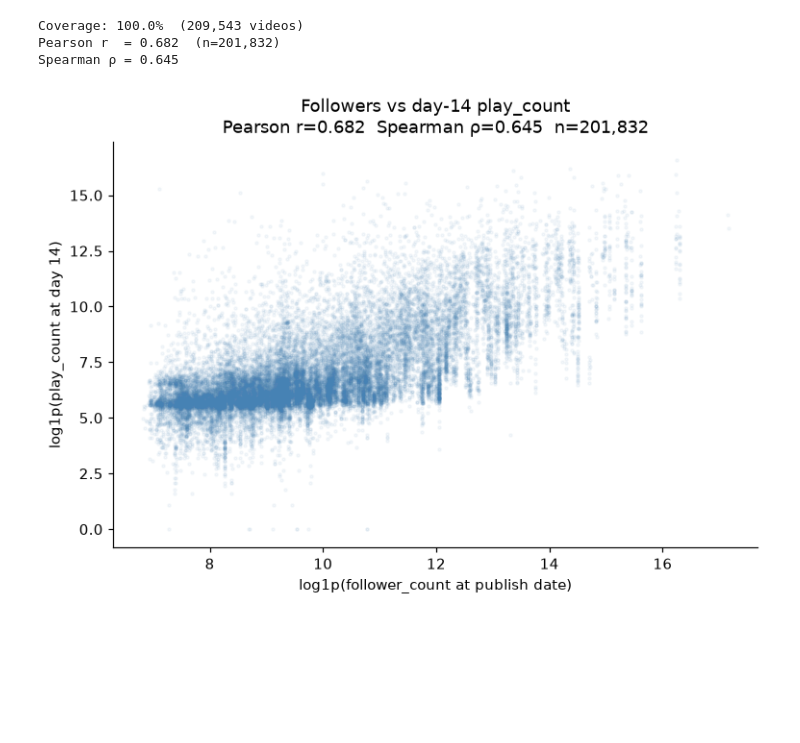
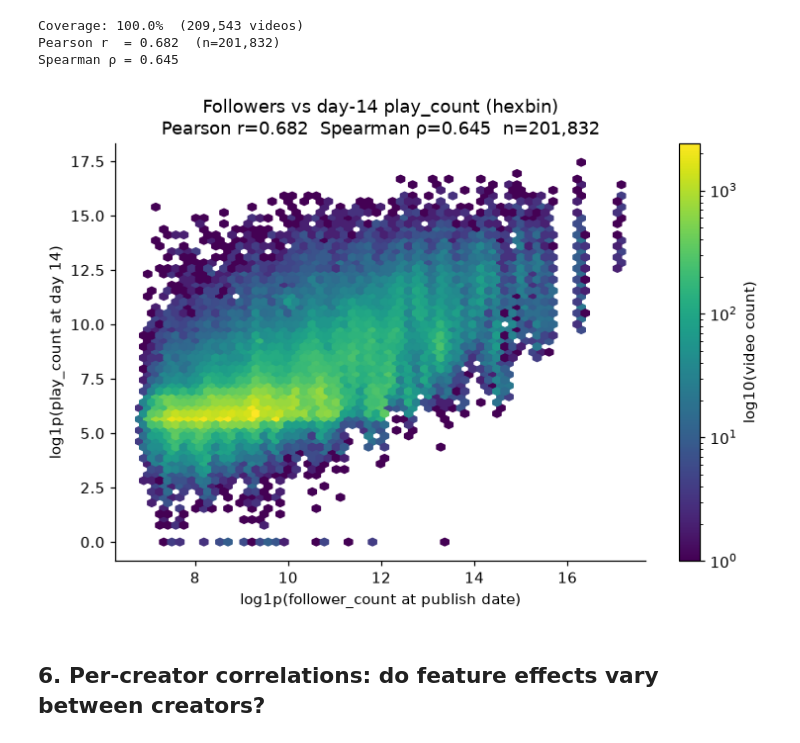
Before and after one commit to Shopska/Personalized_analysis_of_social_media, a Jupyter notebook: notebooks/02-target-selection.ipynb, the cells around one changed output. Cells and saved outputs as stored; diff of their text form; code cells hidden in the pictures; blank space fills up the shorter version.

Commit message:
EDA: merge teammate analysis, target on day 14, remove duplicate plots

```diff
--- a/notebooks/02-target-selection.ipynb
+++ b/notebooks/02-target-selection.ipynb
@@ -345,16 +401,17 @@ Coverage: 100.0%  (209,543 videos)
 Pearson r  = 0.682  (n=201,832)
 Spearman ρ = 0.645
 # %%
-sample = joined.sample(min(30_000, len(joined)), random_state=42)
 fig, ax = plt.subplots(figsize=(7, 5))
-ax.scatter(sample["log_fc"], sample["target"],
-           alpha=0.05, s=4, color="steelblue", rasterized=True)
+hb = ax.hexbin(joined["log_fc"], joined["target"], gridsize=60, bins="log", cmap="viridis")
 ax.set_xlabel("log1p(follower_count at publish date)")
 ax.set_ylabel("log1p(play_count at day 14)")
-ax.set_title(f"Followers vs day-14 play_count\n"
+ax.set_title(f"Followers vs day-14 play_count (hexbin)\n"
              f"Pearson r={pearson:.3f}  Spearman ρ={spearman:.3f}  n={len(joined):,}")
+fig.colorbar(hb, label="log10(video count)")
 fig.tight_layout()
 fig.savefig(FIGS / "fig5_follower_vs_target.png", dpi=120)
 plt.show()
 # %% [output]
-[figure, old version]
+[figure, new version]
+# %% [markdown]
+## 6. Per-creator correlations: do feature effects vary between creators?
```
Also changed, not shown: parts of 17 cells of this notebook, 8 other files.
